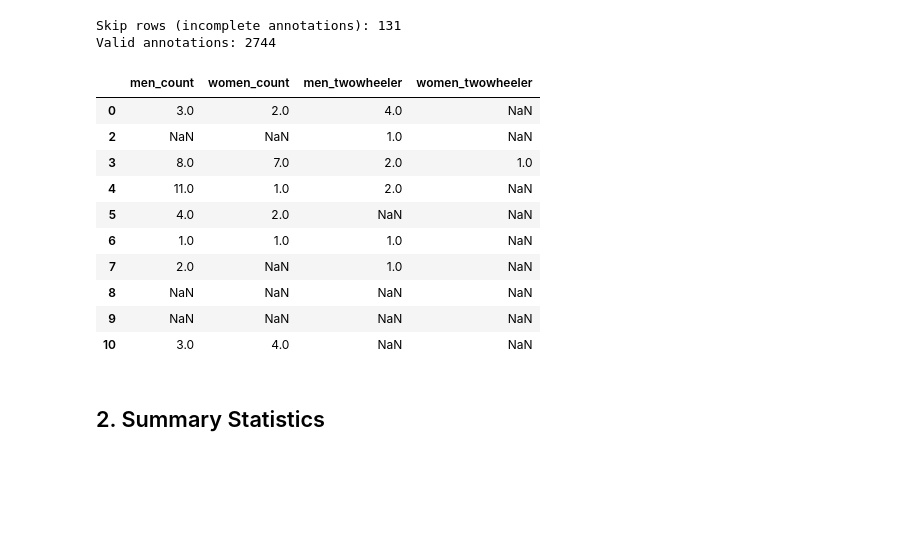
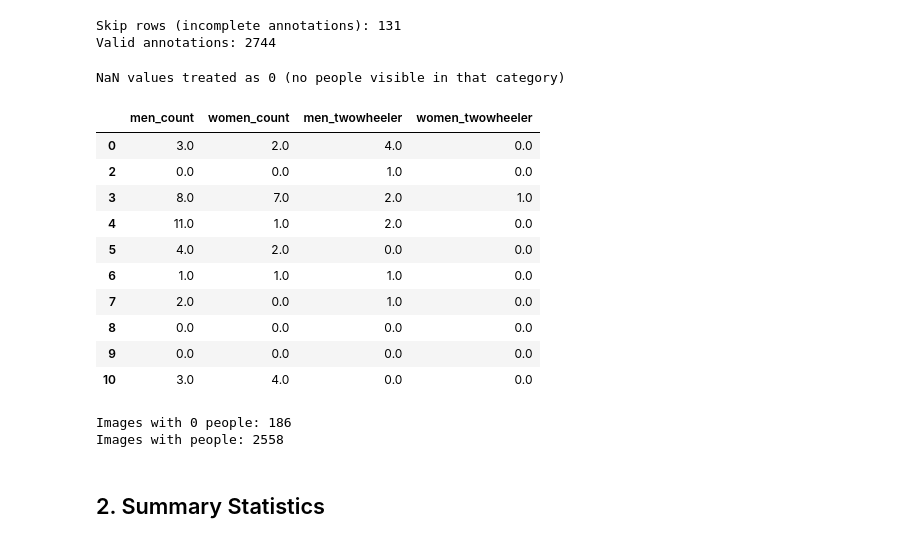
Before and after one commit to geosensing/missing_women, a Jupyter notebook: scripts/analysis/mumbai_annotations.ipynb, the cells around one changed output. Drawn from its saved outputs; the diff is of its cells as text; code cells hidden in the pictures; blank space fills up the shorter version.

```diff
--- a/scripts/analysis/mumbai_annotations.ipynb
+++ b/scripts/analysis/mumbai_annotations.ipynb
@@ -80,33 +81,50 @@ Valid annotations: 2744
 # %%
 count_cols = ['men_count', 'women_count', 'men_twowheeler', 'women_twowheeler']
 
 def convert_count(val):
     if pd.isna(val):
         return np.nan
     if val == '>10':
         return 11
     try:
         return int(val)
     except (ValueError, TypeError):
         return np.nan
 
 for col in count_cols:
     if col in df_valid.columns:
         df_valid[col] = df_valid[col].apply(convert_count)
 
+for col in count_cols:
+    df_valid[col] = df_valid[col].fillna(0)
+
+print("NaN values treated as 0 (no people visible in that category)")
 df_valid[count_cols].head(10)
 # %% [output]
+NaN values treated as 0 (no people visible in that category)
 |  | men_count | women_count | men_twowheeler | women_twowheeler |
-| 0 | 3.0 | 2.0 | 4.0 | NaN |
-| 2 | NaN | NaN | 1.0 | NaN |
+| 0 | 3.0 | 2.0 | 4.0 | 0.0 |
+| 2 | 0.0 | 0.0 | 1.0 | 0.0 |
 | 3 | 8.0 | 7.0 | 2.0 | 1.0 |
-| 4 | 11.0 | 1.0 | 2.0 | NaN |
-| 5 | 4.0 | 2.0 | NaN | NaN |
-| 6 | 1.0 | 1.0 | 1.0 | NaN |
-| 7 | 2.0 | NaN | 1.0 | NaN |
-| 8 | NaN | NaN | NaN | NaN |
-| 9 | NaN | NaN | NaN | NaN |
-| 10 | 3.0 | 4.0 | NaN | NaN |
+| 4 | 11.0 | 1.0 | 2.0 | 0.0 |
+| 5 | 4.0 | 2.0 | 0.0 | 0.0 |
+| 6 | 1.0 | 1.0 | 1.0 | 0.0 |
+| 7 | 2.0 | 0.0 | 1.0 | 0.0 |
+| 8 | 0.0 | 0.0 | 0.0 | 0.0 |
+| 9 | 0.0 | 0.0 | 0.0 | 0.0 |
+| 10 | 3.0 | 4.0 | 0.0 | 0.0 |
+# %%
+df_valid['total_pedestrians'] = df_valid['men_count'] + df_valid['women_count']
+df_valid['total_twowheelers'] = df_valid['men_twowheeler'] + df_valid['women_twowheeler']
+df_valid['total_women'] = df_valid['women_count'] + df_valid['women_twowheeler']
+df_valid['total_men'] = df_valid['men_count'] + df_valid['men_twowheeler']
+df_valid['total_people'] = df_valid['total_pedestrians'] + df_valid['total_twowheelers']
+
+print(f"Images with 0 people: {(df_valid['total_people'] == 0).sum()}")
+print(f"Images with people: {(df_valid['total_people'] > 0).sum()}")
+# %% [output]
+Images with 0 people: 186
+Images with people: 2558
 # %% [markdown]
 ## 2. Summary Statistics
 # %%
```
Also changed, not shown: parts of 45 cells of this notebook, 7 other files.
